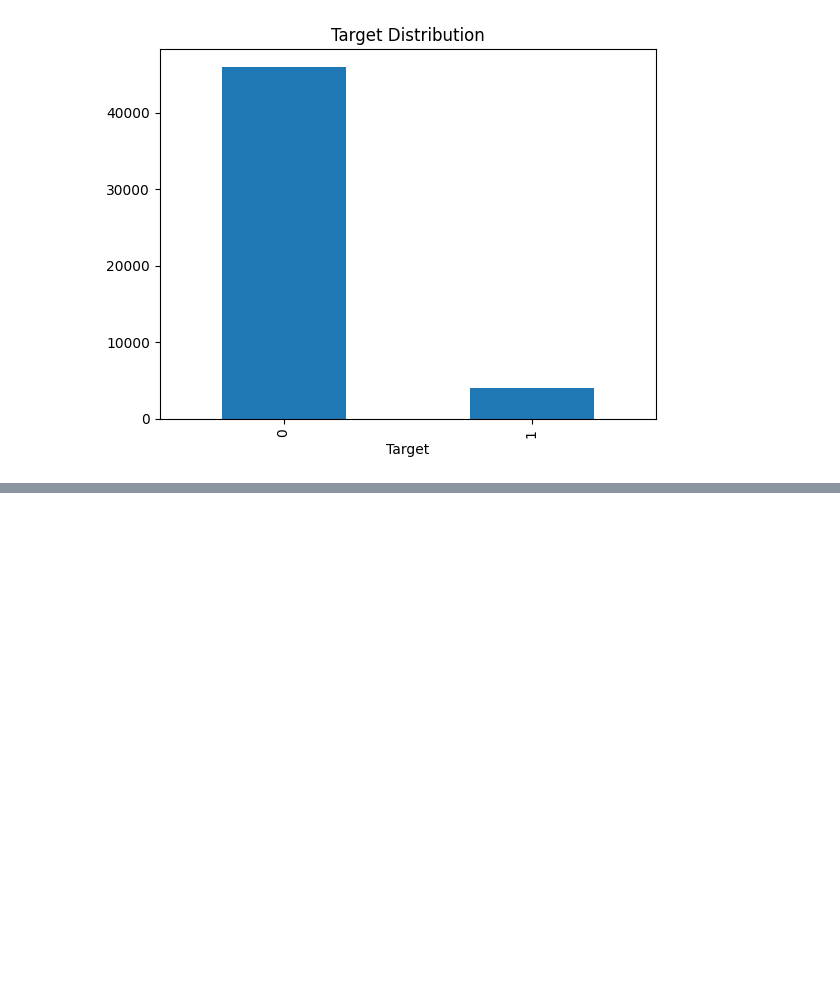
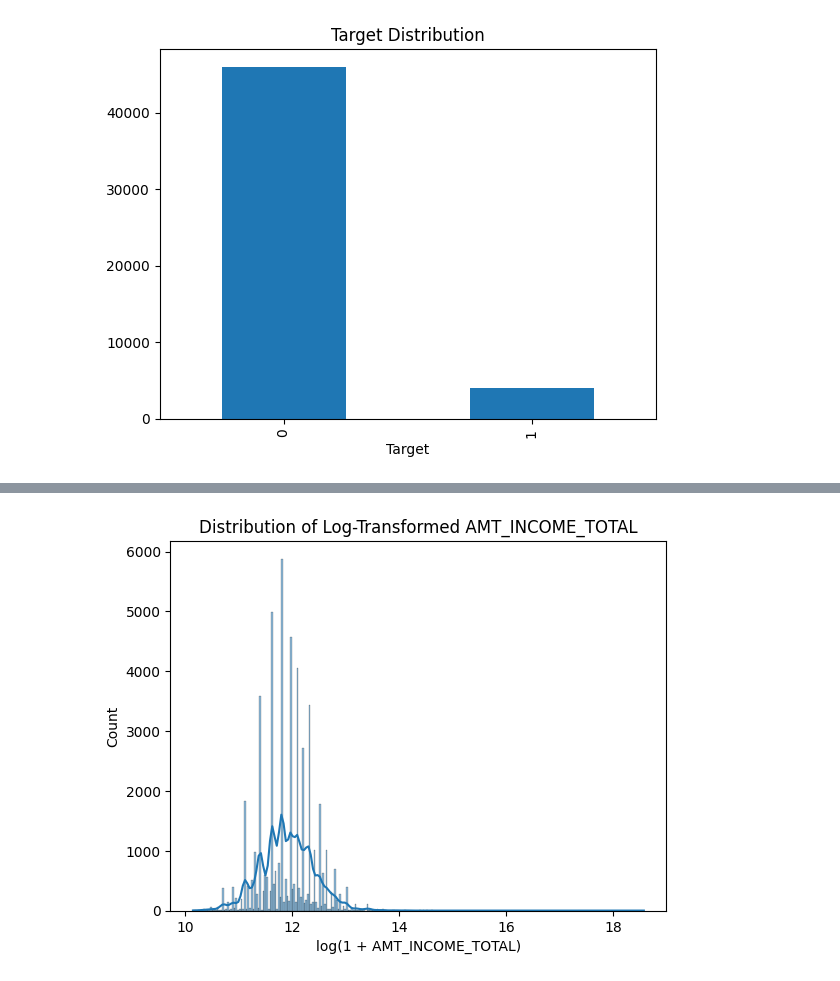
Before and after one commit to adarshlearnngrow/loan-approval-ml, a Jupyter notebook: Python Notebooks/eda.ipynb, the cells around one changed output, grey strips where cells are left out. Cells and saved outputs as stored; diff of their text form; code cells hidden in the pictures; blank space fills up the shorter version.

```diff
--- a/Python Notebooks/eda.ipynb
+++ b/Python Notebooks/eda.ipynb
@@ -55,0 +63,7 @@ Index(['SK_ID_CURR', 'TARGET', 'FLAG_OWN_CAR', 'FLAG_OWN_REALTY',
+# %%
+sns.histplot(np.log1p(app_data['AMT_INCOME_TOTAL']), kde=True)
+plt.xlabel("log(1 + AMT_INCOME_TOTAL)")
+plt.title("Distribution of Log-Transformed AMT_INCOME_TOTAL")
+plt.show()
+# %% [output]
+[figure, added]
```
Also changed, not shown: parts of 7 cells of this notebook.
